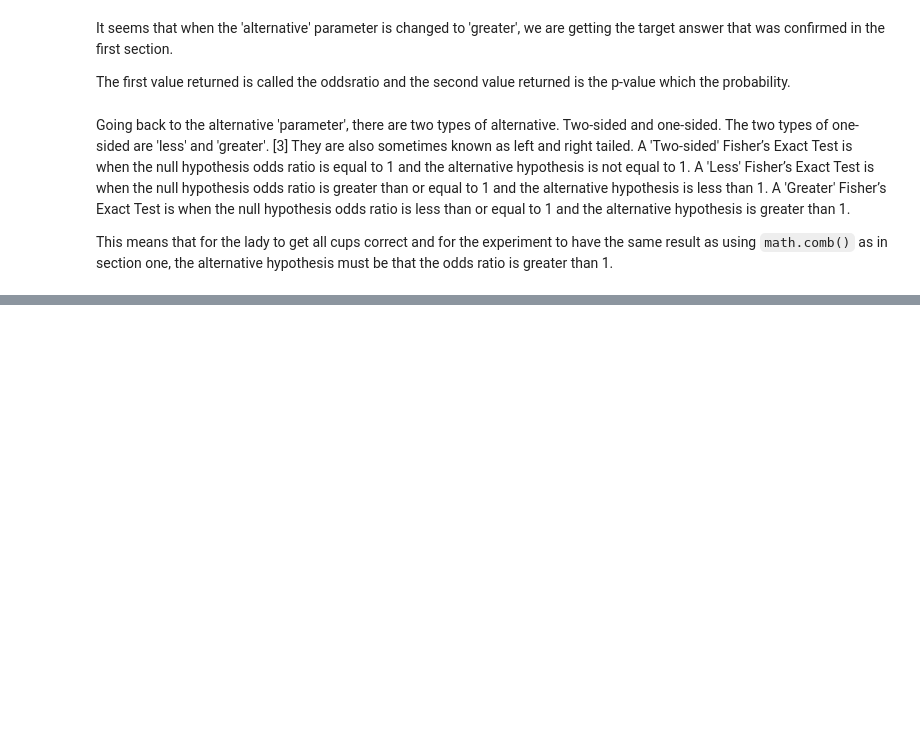
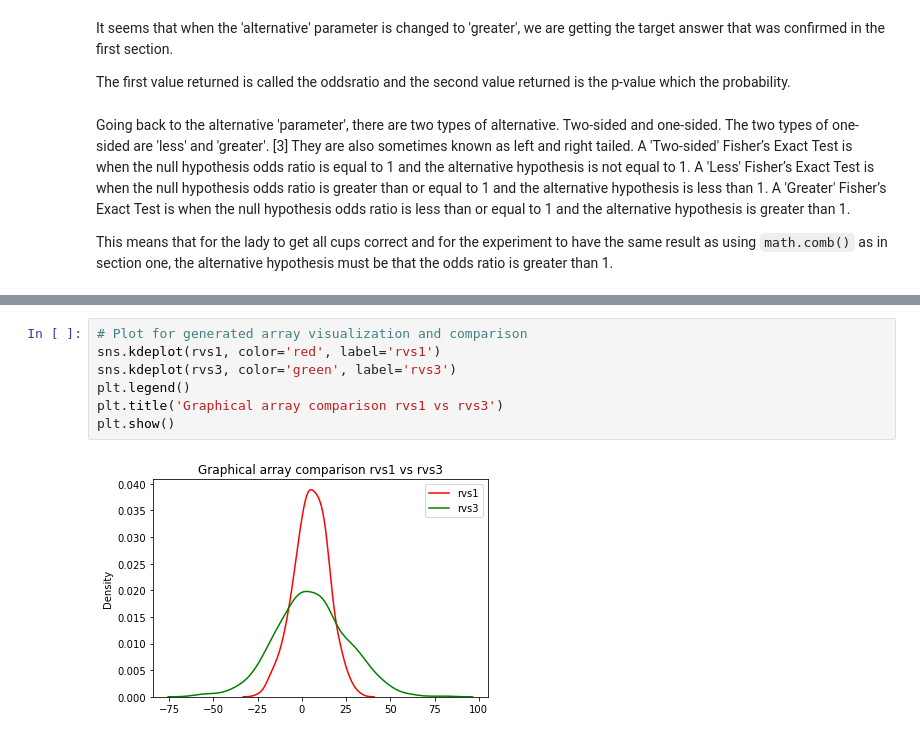
Before and after one commit to angelinka/machine_learning_assessment, a Jupyter notebook: practicals/01-statistics-exercises.ipynb, the cells around one changed output, grey strips where cells are left out. Drawn from its saved outputs; the diff is of its cells as text; blank space fills up the shorter version.

```diff
--- a/practicals/01-statistics-exercises.ipynb
+++ b/practicals/01-statistics-exercises.ipynb
@@ -188,0 +265,9 @@ This means that for the lady to get all cups correct and for the experiment to h
+# %%
+# Plot for generated array visualization and comparison
+sns.kdeplot(rvs1, color='red', label='rvs1')
+sns.kdeplot(rvs3, color='green', label='rvs3')
+plt.legend()
+plt.title('Graphical array comparison rvs1 vs rvs3')
+plt.show()
+# %% [output]
+[figure, added]
```
Also changed, not shown: parts of 27 cells of this notebook.
